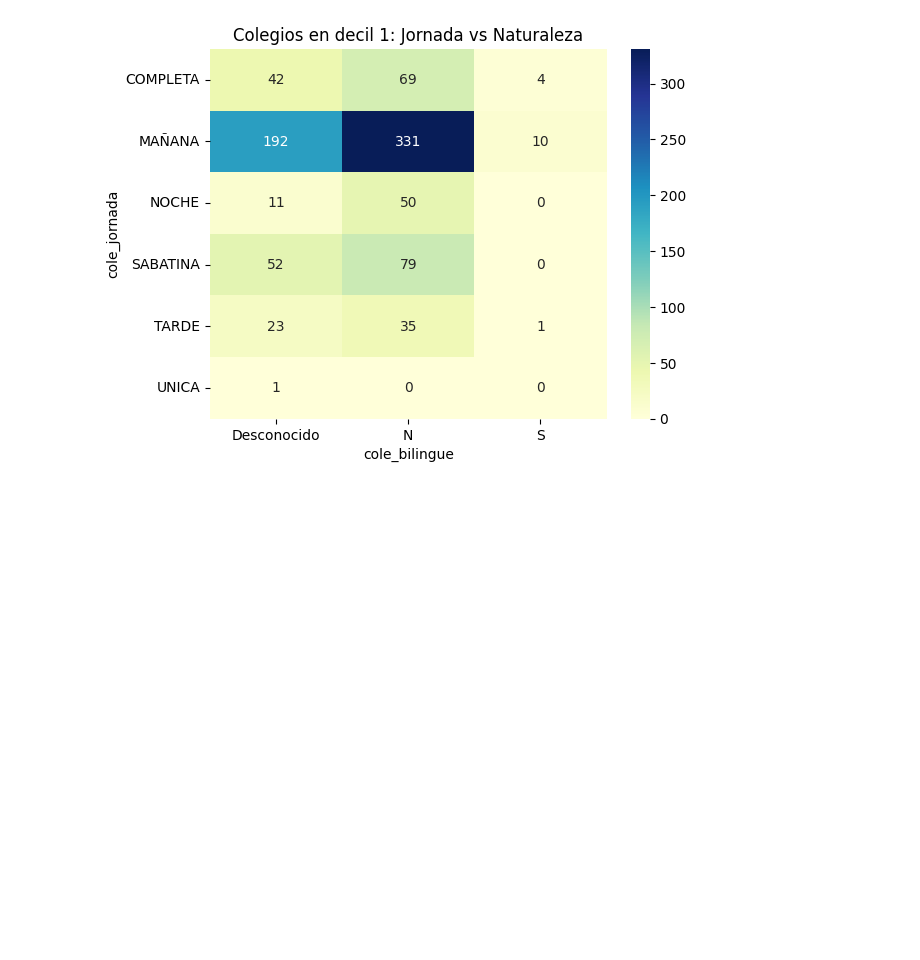
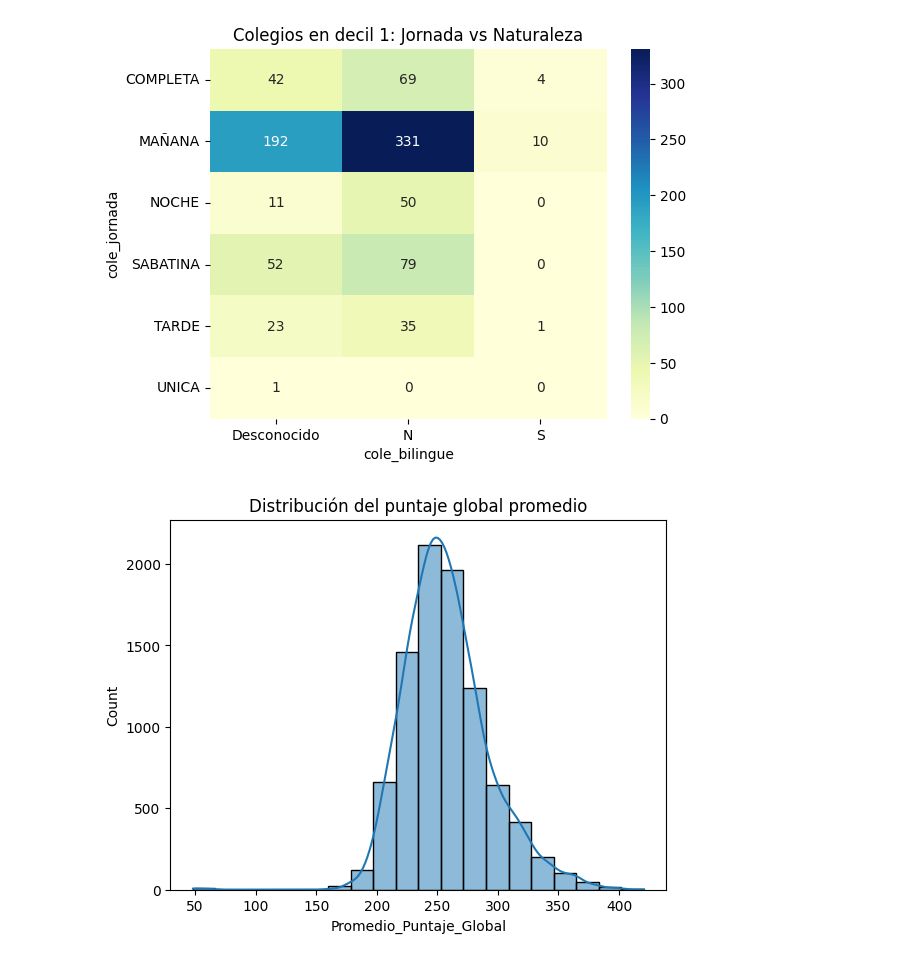
Before and after one commit to WilliamBayona/actd-proyecto2, a Jupyter notebook: limpieza_y_exploracion.ipynb, the cells around one changed output. Drawn from its saved outputs; the diff is of its cells as text; code cells hidden in the pictures; blank space fills up the shorter version.

```diff
--- a/limpieza_y_exploracion.ipynb
+++ b/limpieza_y_exploracion.ipynb
@@ -928,3 +950,9 @@ plt.title("Colegios en decil 1: Jornada vs Naturaleza")
 plt.show()
 # %% [output]
 [figure]
+# %%
+sns.histplot(data=agrupado, x="Promedio_Puntaje_Global", bins=20, kde=True)
+plt.title("Distribución del puntaje global promedio")
+plt.show()
+# %% [output]
+[figure, added]
```
Also changed, not shown: parts of 1 cell of this notebook.
